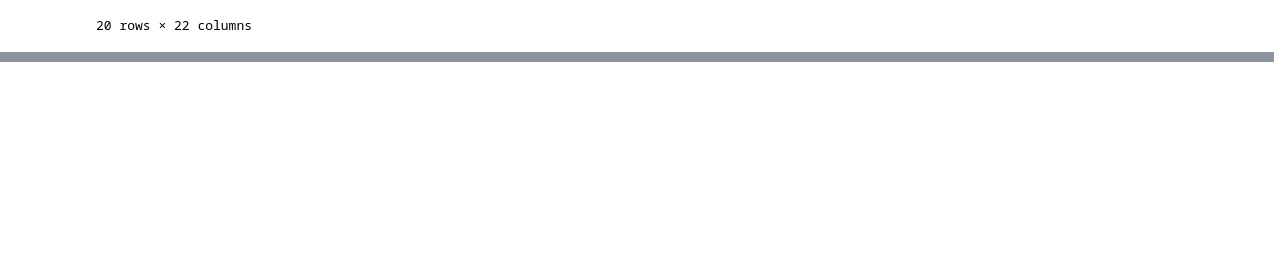
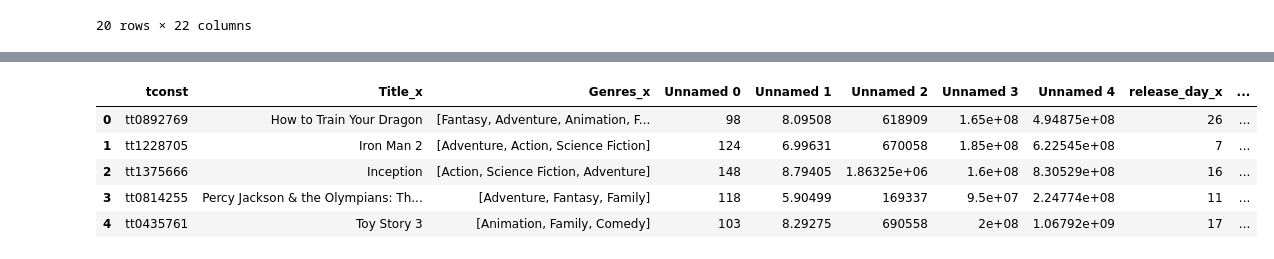
Before and after one commit to mattlegro/MovieReleaseAnalysis, a Jupyter notebook: data_cleaning.ipynb, the cells around one changed output, grey strips where cells are left out. Cells and saved outputs as stored; diff of their text form; code cells hidden in the pictures; blank space fills up the shorter version.

```diff
--- a/data_cleaning.ipynb
+++ b/data_cleaning.ipynb
@@ -722,0 +1005,2 @@ movie_collection.head(20)
+# %%
+buffed_tn['Genres'] = buffed_tn['Genres'].apply( lambda x: x.split(',') )
@@ -722,0 +1026,22 @@ movie_collection.head(20)
+# %%
+genre_dict = {28: 'Action',
+              12: 'Adventure',
+              16: 'Animation',
+              35: 'Comedy',
+              80: 'Crime',
+              99: 'Documentary',
+              18: 'Drama',
+              10751: 'Family',
+              14: 'Fantasy',
+              36: 'History',
+              27: 'Horror',
+              10402: 'Music',
+              9648: 'Mystery',
+              10749: 'Romance',
+              878: 'Science Fiction',
+              10770: 'TV Movie',
+              53: 'Thriller',
+              10752: 'War',
+              37: 'Western'}
+cleaned_tmdb['Genres'] = cleaned_tmdb['Genres'].apply(
+    lambda x: [genre_dict[genre_id] for genre_id in ast.literal_eval(x)])
@@ -722,0 +1097,2 @@ movie_collection.head(20)
+# %%
+inner_sect = cleaned_tmdb.merge(buffed_tn, on = 'tconst')
@@ -722,0 +1129,19 @@ movie_collection.head(20)
+# %%
+common_tconst = pd.DataFrame([inner_sect.tconst,
+                              inner_sect.Title_x,
+                              inner_sect.Genres_x,
+                              (inner_sect.runtime_minutes_x + inner_sect.runtime_minutes_y) / 2,
+                             (((inner_sect.vote_average_x * inner_sect.vote_count_x) + (inner_sect.vote_average_y * inner_sect.vote_count_y)) / (inner_sect.vote_count_x + inner_sect.vote_count_y)),
+                             (inner_sect.vote_count_x + inner_sect.vote_count_y),
+                             (inner_sect.budget_est_x + inner_sect.budget_est_y) / 2,
+                             (inner_sect.worldwide_gross_x + inner_sect.worldwide_gross_y) / 2,
+                            inner_sect.release_day_x, inner_sect.release_month_x, inner_sect.release_year_x]).T
+# %%
+common_tconst.head()
+# %% [output]
+|  | tconst | Title_x | Genres_x | Unnamed 0 | Unnamed 1 | Unnamed 2 | Unnamed 3 | Unnamed 4 | release_day_x | ... |
+| 0 | tt0892769 | How to Train Your Dragon | [Fantasy, Adventure, Animation, F... | 98 | 8.09508 | 618909 | 1.65e+08 | 4.94875e+08 | 26 | ... |
+| 1 | tt1228705 | Iron Man 2 | [Adventure, Action, Science Fiction] | 124 | 6.99631 | 670058 | 1.85e+08 | 6.22545e+08 | 7 | ... |
+| 2 | tt1375666 | Inception | [Action, Science Fiction, Adventure] | 148 | 8.79405 | 1.86325e+06 | 1.6e+08 | 8.30529e+08 | 16 | ... |
+| 3 | tt0814255 | Percy Jackson & the Olympians: Th... | [Adventure, Fantasy, Family] | 118 | 5.90499 | 169337 | 9.5e+07 | 2.24774e+08 | 11 | ... |
+| 4 | tt0435761 | Toy Story 3 | [Animation, Family, Comedy] | 103 | 8.29275 | 690558 | 2e+08 | 1.06792e+09 | 17 | ... |
```
Also changed, not shown: parts of 88 cells of this notebook, 1 other file.
